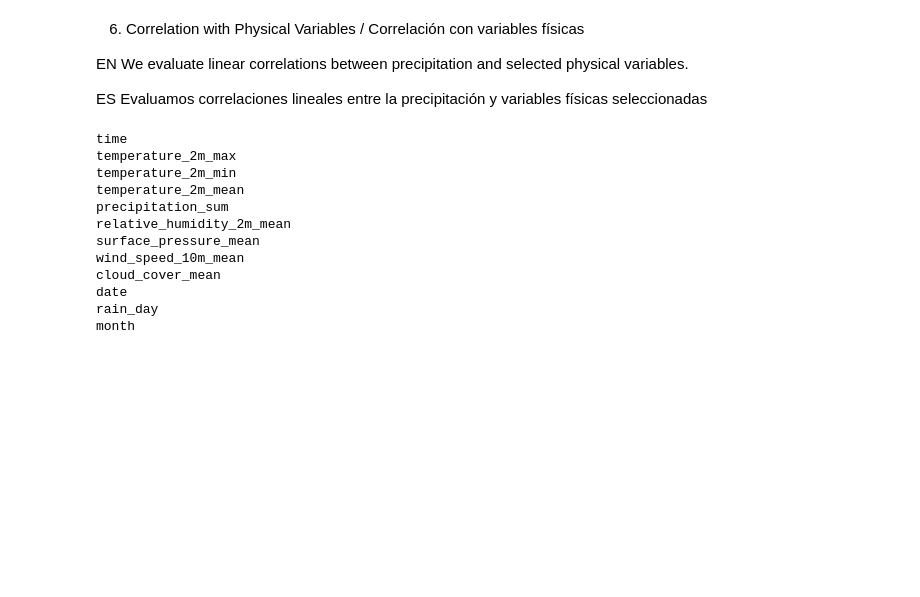
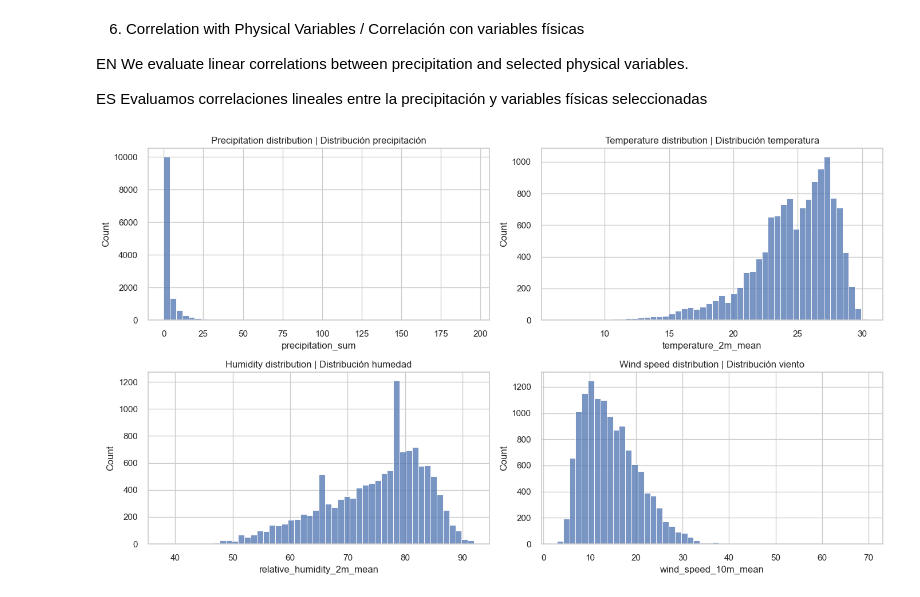
Before and after one commit to aleagusti/Weather-ds-portfolio, a Jupyter notebook: notebooks/01_eda.ipynb, the cells around one changed output. Cells and saved outputs as stored; diff of their text form; code cells hidden in the pictures; blank space fills up the shorter version.

```diff
--- a/notebooks/01_eda.ipynb
+++ b/notebooks/01_eda.ipynb
@@ -159,18 +172,39 @@ We evaluate linear correlations between precipitation and selected physical vari
 ES
 Evaluamos correlaciones lineales entre la precipitación y variables físicas seleccionadas
 # %%
-for c in df.columns:
-    print(c)
+# Temperature range
+df["temp_range"] = df["temperature_2m_max"] - df["temperature_2m_min"]
+
+
+# Binary rain indicator (exploratory)
+df["is_rain"] = (df["precipitation_sum"] > 0).astype(int)
+
+
+# Calendar features
+df["month"] = df["date"].dt.month
+df["dayofyear"] = df["date"].dt.dayofyear
-# %% [output]
-time
-temperature_2m_max
-temperature_2m_min
-temperature_2m_mean
-precipitation_sum
-relative_humidity_2m_mean
-surface_pressure_mean
-wind_speed_10m_mean
-cloud_cover_mean
-date
-rain_day
-month
+# %%
+#Distribution analysis
+fig, axes = plt.subplots(2, 2, figsize=(14,8))
+
+
+sns.histplot(df["precipitation_sum"], bins=50, ax=axes[0,0])
+axes[0,0].set_title("Precipitation distribution | Distribución precipitación")
+
+
+sns.histplot(df["temperature_2m_mean"], bins=50, ax=axes[0,1])
+axes[0,1].set_title("Temperature distribution | Distribución temperatura")
+
+
+sns.histplot(df["relative_humidity_2m_mean"], bins=50, ax=axes[1,0])
+axes[1,0].set_title("Humidity distribution | Distribución humedad")
+
+
+sns.histplot(df["wind_speed_10m_mean"], bins=50, ax=axes[1,1])
+axes[1,1].set_title("Wind speed distribution | Distribución viento")
+
+
+plt.tight_layout()
+plt.show()
+# %% [output]
+[figure, added]
```
Also changed, not shown: parts of 9 cells of this notebook, 3 other files.
